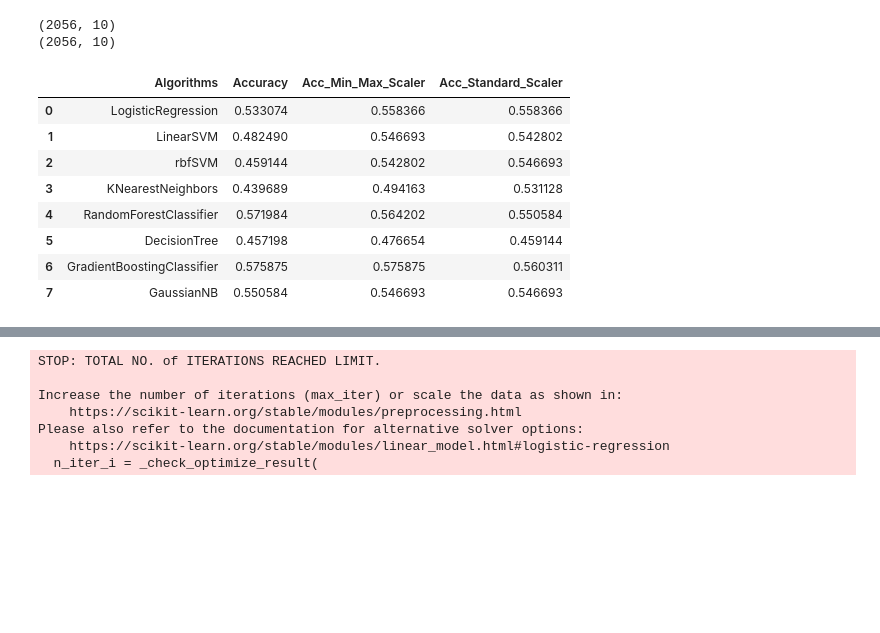
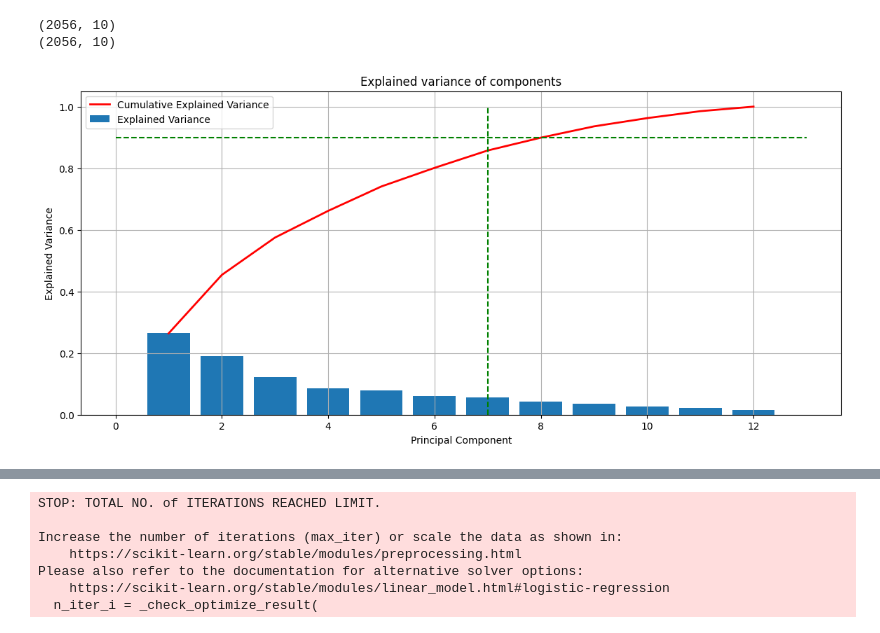
Before and after one commit to WineQualityAnalysis/WineQualityKaggle, a Jupyter notebook: Ordinal_Regression_with_Tabular_Wine_Quality_Dataset.ipynb, the cells around one changed output, grey strips where cells are left out. Drawn from its saved outputs; the diff is of its cells as text; code cells hidden in the pictures; blank space fills up the shorter version.

```diff
--- a/Ordinal_Regression_with_Tabular_Wine_Quality_Dataset.ipynb
+++ b/Ordinal_Regression_with_Tabular_Wine_Quality_Dataset.ipynb
@@ -274,15 +275,19 @@ for scale in range(len(scalers)):
 # %% [output]
 (2056, 10)
 (2056, 10)
-# %%
-acc_frame
-# %% [output]
-|  | Algorithms | Accuracy | Acc_Min_Max_Scaler | Acc_Standard_Scaler |
-| 0 | LogisticRegression | 0.533074 | 0.558366 | 0.558366 |
-| 1 | LinearSVM | 0.482490 | 0.546693 | 0.542802 |
-| 2 | rbfSVM | 0.459144 | 0.542802 | 0.546693 |
-| 3 | KNearestNeighbors | 0.439689 | 0.494163 | 0.531128 |
-| 4 | RandomForestClassifier | 0.571984 | 0.564202 | 0.550584 |
-| 5 | DecisionTree | 0.457198 | 0.476654 | 0.459144 |
-| 6 | GradientBoostingClassifier | 0.575875 | 0.575875 | 0.560311 |
-| 7 | GaussianNB | 0.550584 | 0.546693 | 0.546693 |
+# %%
+df_pca = PCA().fit(scaled_df)
+fig, ax = plt.subplots(figsize=(14,6))
+x_values = range(1, df_pca.n_components_+1)
+ax.bar(x_values, df_pca.explained_variance_ratio_, lw=2, label='Explained Variance')
+ax.plot(x_values, np.cumsum(df_pca.explained_variance_ratio_), lw=2, label='Cumulative Explained Variance', color='red')
+plt.plot([0,df_pca.n_components_+1],[0.90,0.90],'g--')
+plt.plot([7,7],[0,1], 'g--')
+ax.set_title('Explained variance of components')
+ax.set_xlabel('Principal Component')
+ax.set_ylabel('Explained Variance')
+plt.grid()
+plt.legend()
+plt.show()
+# %% [output]
+[figure, added]
```
Also changed, not shown: parts of 15 cells of this notebook.
